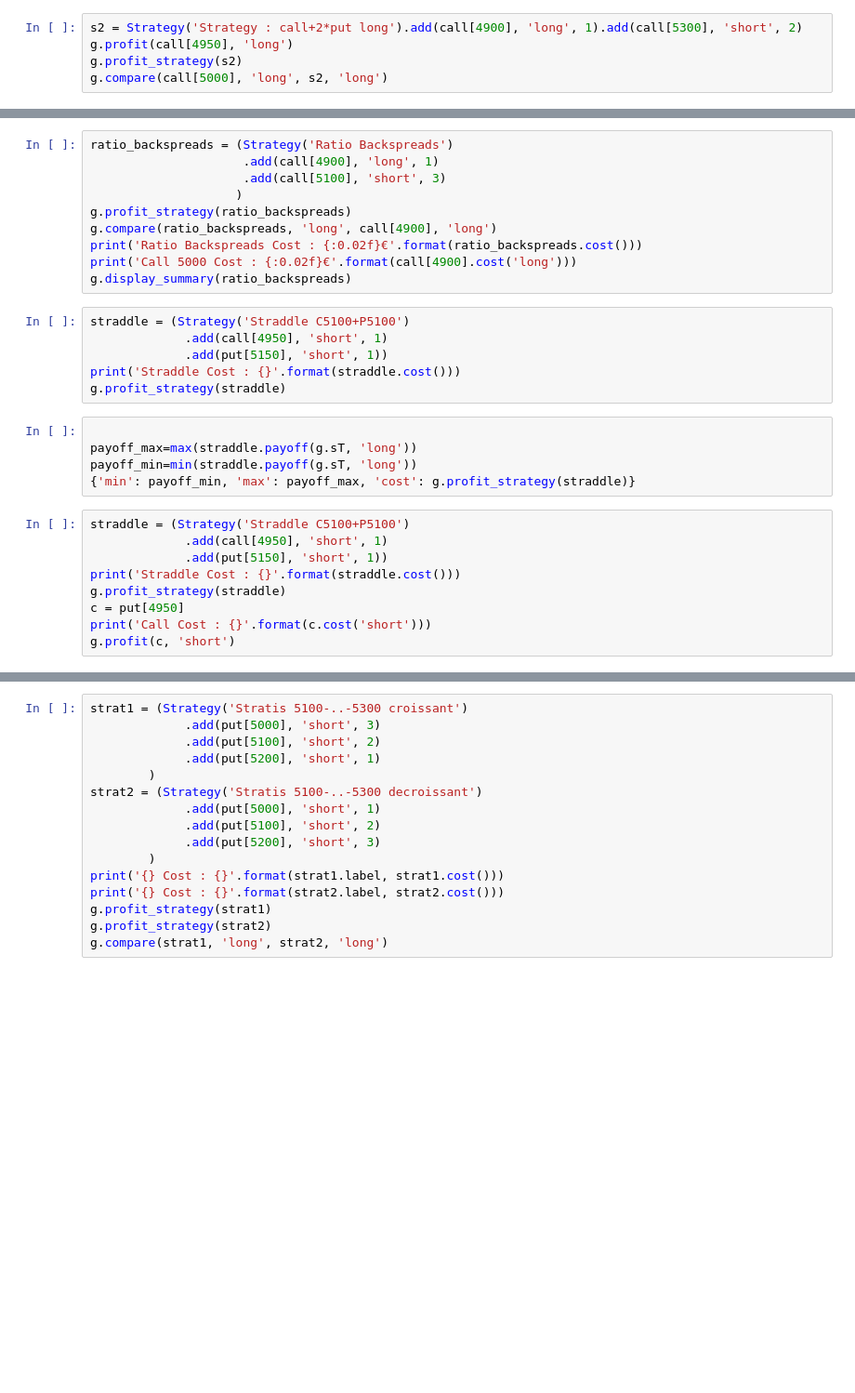
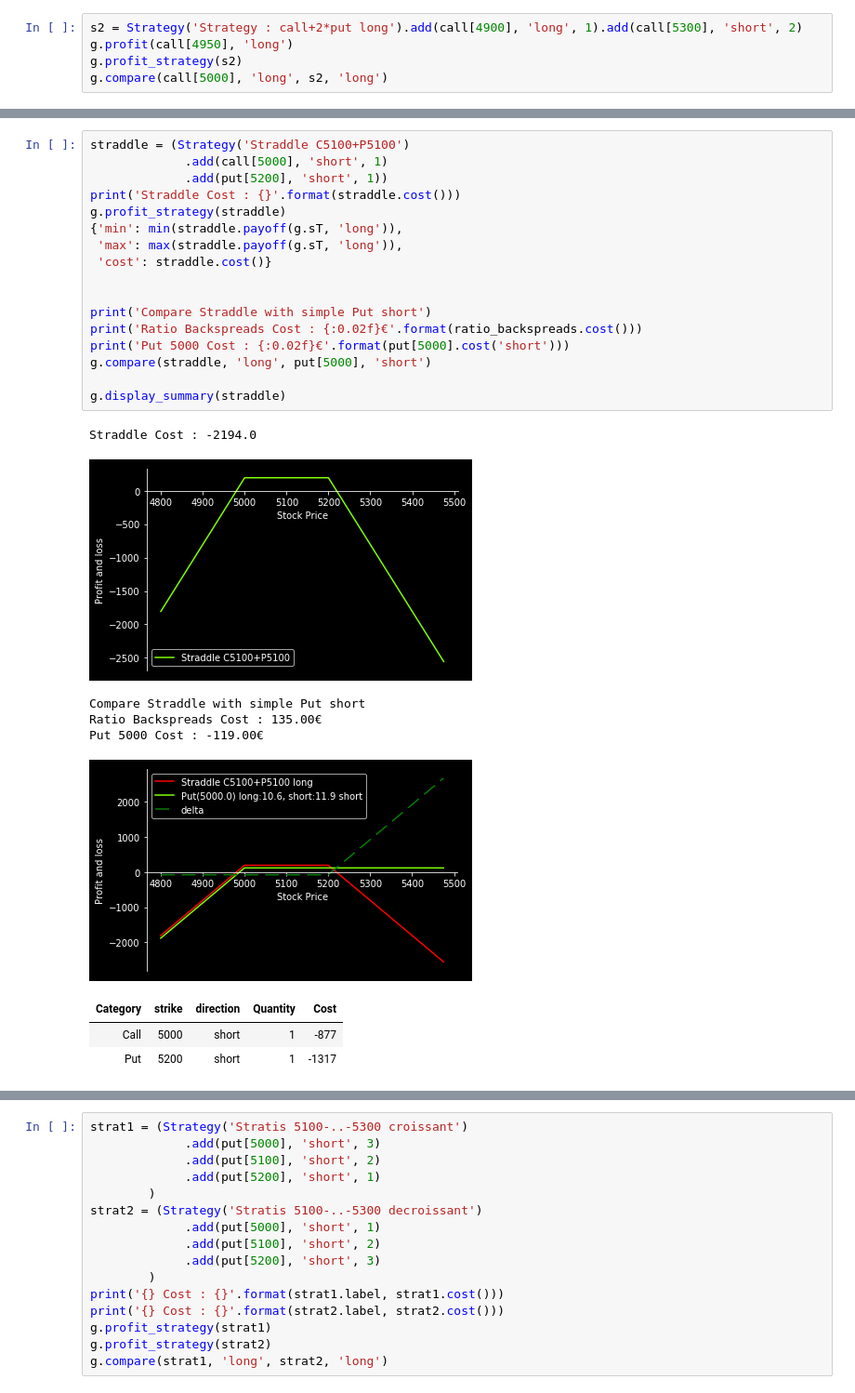
Before and after one commit to splanquart/spoption, a Jupyter notebook: test scrapper.ipynb, the cells around one changed output, grey strips where cells are left out. Shown at 93% size. Saved outputs shown, nothing was run; the diff lists cells and outputs as text; blank space fills up the shorter version.

```diff
--- a/test scrapper.ipynb
+++ b/test scrapper.ipynb
@@ -65,33 +99,30 @@ g.display_summary(butterfly)
 # %%
-ratio_backspreads = (Strategy('Ratio Backspreads')
-                     .add(call[4900], 'long', 1)
-                     .add(call[5100], 'short', 3)
-                    )
-g.profit_strategy(ratio_backspreads)
-g.compare(ratio_backspreads, 'long', call[4900], 'long')
+straddle = (Strategy('Straddle C5100+P5100')
+             .add(call[5000], 'short', 1)
+             .add(put[5200], 'short', 1))
+print('Straddle Cost : {}'.format(straddle.cost()))
+g.profit_strategy(straddle)
+{'min': min(straddle.payoff(g.sT, 'long')),
+ 'max': max(straddle.payoff(g.sT, 'long')),
+ 'cost': straddle.cost()}
+
+
+print('Compare Straddle with simple Put short')
 print('Ratio Backspreads Cost : {:0.02f}€'.format(ratio_backspreads.cost()))
-print('Call 5000 Cost : {:0.02f}€'.format(call[4900].cost('long')))
-g.display_summary(ratio_backspreads)
+print('Put 5000 Cost : {:0.02f}€'.format(put[5000].cost('short')))
+g.compare(straddle, 'long', put[5000], 'short')
+
+g.display_summary(straddle)
+# %% [output]
+Straddle Cost : -2194.0
+[figure, added]
+Compare Straddle with simple Put short
+Ratio Backspreads Cost : 135.00€
+Put 5000 Cost : -119.00€
+[figure, added]
+| Category | strike | direction | Quantity | Cost |
+| Call | 5000 | short | 1 | -877 |
+| Put | 5200 | short | 1 | -1317 |
-# %%
-straddle = (Strategy('Straddle C5100+P5100')
-             .add(call[4950], 'short', 1)
-             .add(put[5150], 'short', 1))
-print('Straddle Cost : {}'.format(straddle.cost()))
-g.profit_strategy(straddle)
-# %%
-
-payoff_max=max(straddle.payoff(g.sT, 'long'))
-payoff_min=min(straddle.payoff(g.sT, 'long'))
-{'min': payoff_min, 'max': payoff_max, 'cost': g.profit_strategy(straddle)}
-# %%
-straddle = (Strategy('Straddle C5100+P5100')
-             .add(call[4950], 'short', 1)
-             .add(put[5150], 'short', 1))
-print('Straddle Cost : {}'.format(straddle.cost()))
-g.profit_strategy(straddle)
-c = put[4950]
-print('Call Cost : {}'.format(c.cost('short')))
-g.profit(c, 'short')
 # %%
 for s, c in call.items():
     print('{} {} {}'.format(c.strike, c.multiplier, c.vente))
```
Also changed, not shown: parts of 11 cells of this notebook.
